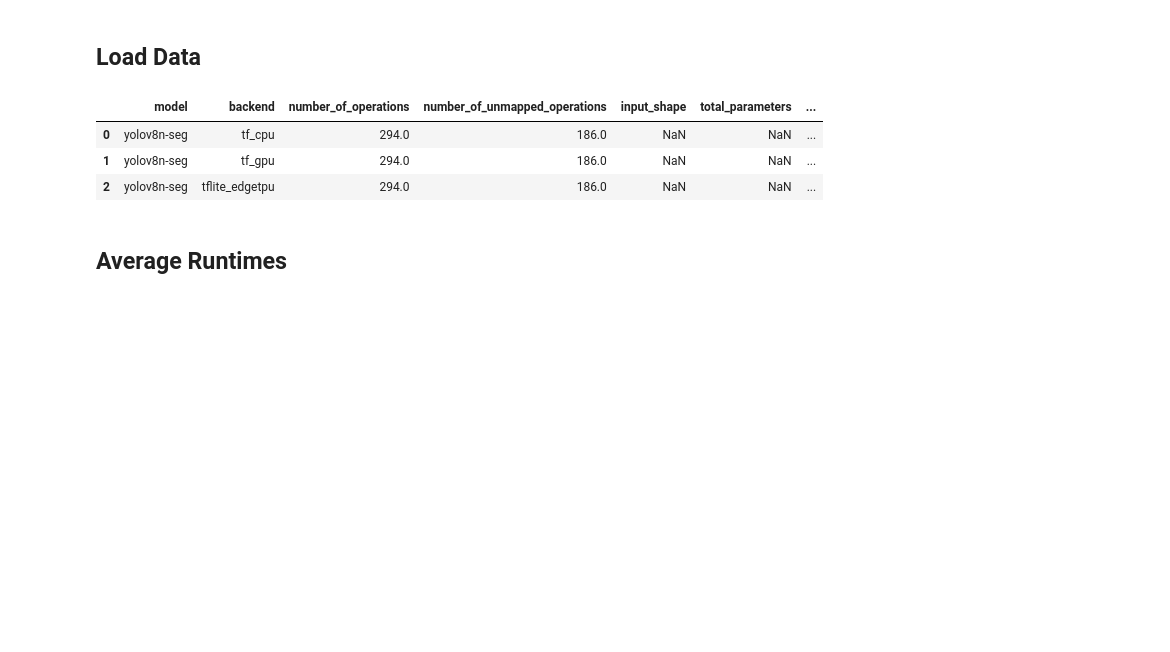
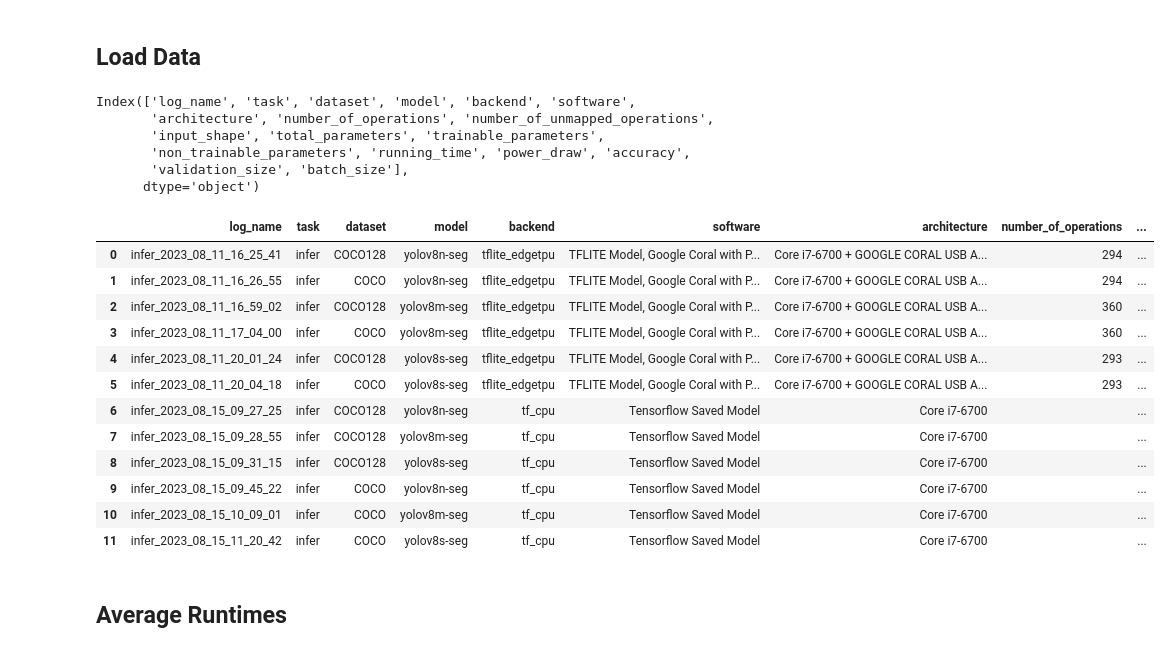
Before and after one commit to raphischer/edge-acc, a Jupyter notebook: database_evaluation.ipynb, the cells around one changed output. Drawn from its saved outputs; the diff is of its cells as text; code cells hidden in the pictures; blank space fills up the shorter version.

```diff
--- a/database_evaluation.ipynb
+++ b/database_evaluation.ipynb
@@ -51,25 +51,41 @@ def approx_USB_power_draw(row):
 # %%
 #with open(os.getcwd()+'/result_databases/lamarrws01_clean_classification_lauf_4.pkl', 'rb') as f:
 #    data = pickle.load(f)
 #with open(os.getcwd()+'/result_databases/lamarrws01_clean_classification_lauf_3.pkl', 'rb') as f:
 #    data = data.append( pickle.load(f) )
 #with open(os.getcwd()+'/result_databases/lamarrws01_clean_classification_lauf_2.pkl', 'rb') as f:
 #   data = data.append( pickle.load(f) )
 
-with open(os.getcwd()+'/result_databases/eval5000_segmentation_1.pkl', 'rb') as f:
+with open(os.getcwd()+'/result_databases/yolov8_first_segmentation_expanded.pkl', 'rb') as f:
     data = pickle.load(f)
+    print(data.columns)
 
-data = data.groupby(['model','backend']).mean().reset_index()
+#data = data.groupby(['model','backend']).mean()#.reset_index()
 
 #Add Family of
 data['family']= data['model'].apply(lambda a : getFamilyName(a))
 data['approx_USB_power_draw'] = data.apply(lambda row: approx_USB_power_draw(row), axis = 1)
 data
 # %% [output]
+Index(['log_name', 'task', 'dataset', 'model', 'backend', 'software',
+       'architecture', 'number_of_operations', 'number_of_unmapped_operations',
+       'input_shape', 'total_parameters', 'trainable_parameters',
+       'non_trainable_parameters', 'running_time', 'power_draw', 'accuracy',
+       'validation_size', 'batch_size'],
+      dtype='object')
-|  | model | backend | number_of_operations | number_of_unmapped_operations | input_shape | total_parameters | ... |
-| 0 | yolov8n-seg | tf_cpu | 294.0 | 186.0 | NaN | NaN | ... |
-| 1 | yolov8n-seg | tf_gpu | 294.0 | 186.0 | NaN | NaN | ... |
-| 2 | yolov8n-seg | tflite_edgetpu | 294.0 | 186.0 | NaN | NaN | ... |
+|  | log_name | task | dataset | model | backend | software | architecture | number_of_operations | ... |
+| 0 | infer_2023_08_11_16_25_41 | infer | COCO128 | yolov8n-seg | tflite_edgetpu | TFLITE Model, Google Coral with P... | Core i7-6700 + GOOGLE CORAL USB A... | 294 | ... |
+| 1 | infer_2023_08_11_16_26_55 | infer | COCO | yolov8n-seg | tflite_edgetpu | TFLITE Model, Google Coral with P... | Core i7-6700 + GOOGLE CORAL USB A... | 294 | ... |
+| 2 | infer_2023_08_11_16_59_02 | infer | COCO128 | yolov8m-seg | tflite_edgetpu | TFLITE Model, Google Coral with P... | Core i7-6700 + GOOGLE CORAL USB A... | 360 | ... |
+| 3 | infer_2023_08_11_17_04_00 | infer | COCO | yolov8m-seg | tflite_edgetpu | TFLITE Model, Google Coral with P... | Core i7-6700 + GOOGLE CORAL USB A... | 360 | ... |
+| 4 | infer_2023_08_11_20_01_24 | infer | COCO128 | yolov8s-seg | tflite_edgetpu | TFLITE Model, Google Coral with P... | Core i7-6700 + GOOGLE CORAL USB A... | 293 | ... |
+| 5 | infer_2023_08_11_20_04_18 | infer | COCO | yolov8s-seg | tflite_edgetpu | TFLITE Model, Google Coral with P... | Core i7-6700 + GOOGLE CORAL USB A... | 293 | ... |
+| 6 | infer_2023_08_15_09_27_25 | infer | COCO128 | yolov8n-seg | tf_cpu | Tensorflow Saved Model | Core i7-6700 |  | ... |
+| 7 | infer_2023_08_15_09_28_55 | infer | COCO128 | yolov8m-seg | tf_cpu | Tensorflow Saved Model | Core i7-6700 |  | ... |
+| 8 | infer_2023_08_15_09_31_15 | infer | COCO128 | yolov8s-seg | tf_cpu | Tensorflow Saved Model | Core i7-6700 |  | ... |
+| 9 | infer_2023_08_15_09_45_22 | infer | COCO | yolov8n-seg | tf_cpu | Tensorflow Saved Model | Core i7-6700 |  | ... |
+| 10 | infer_2023_08_15_10_09_01 | infer | COCO | yolov8m-seg | tf_cpu | Tensorflow Saved Model | Core i7-6700 |  | ... |
+| 11 | infer_2023_08_15_11_20_42 | infer | COCO | yolov8s-seg | tf_cpu | Tensorflow Saved Model | Core i7-6700 |  | ... |
 # %% [markdown]
 ## Average Runtimes
 # %%
```
Also changed, not shown: 16 other files.
